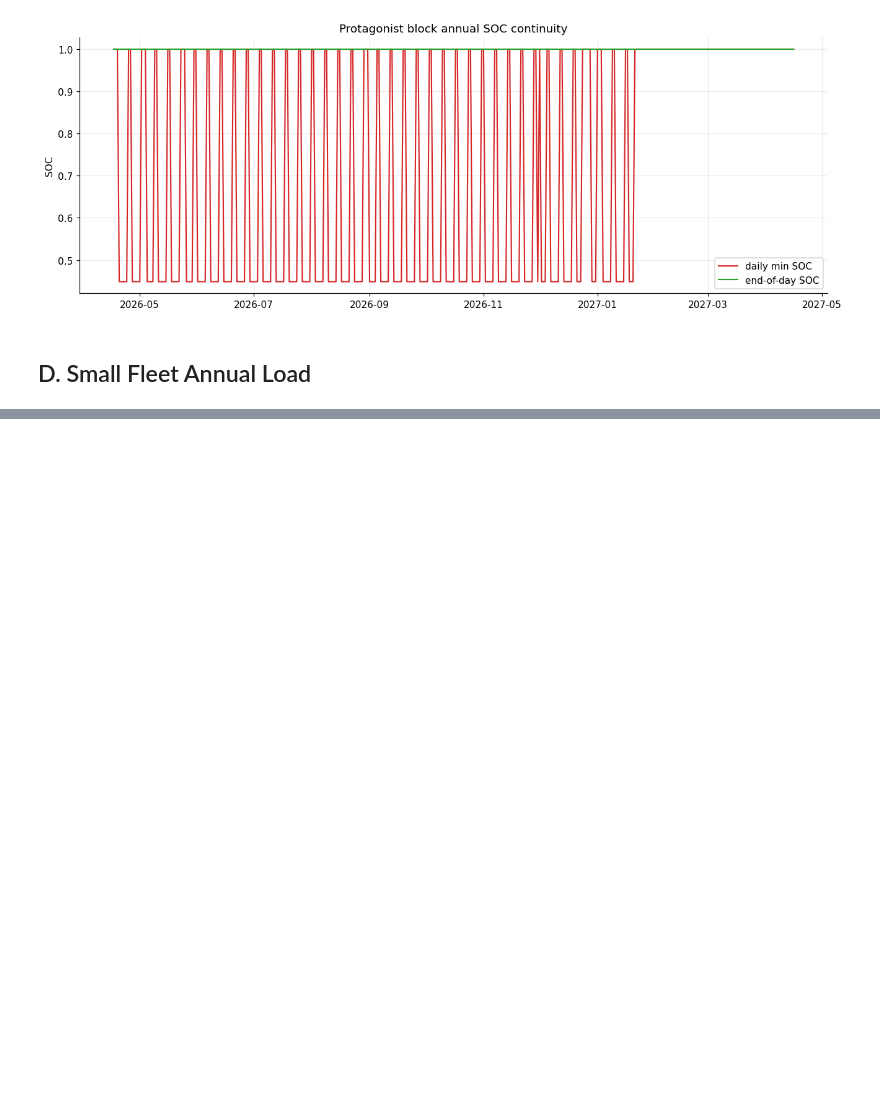
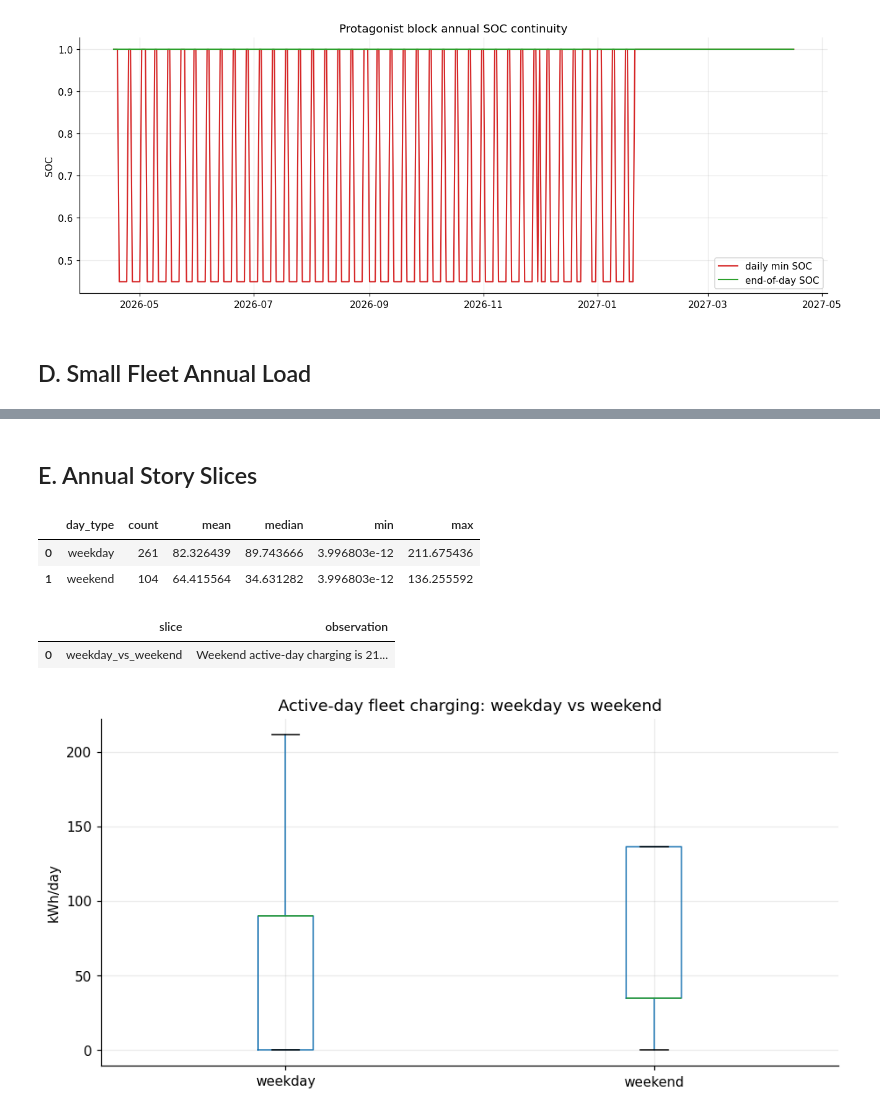
Before and after one commit to zhichuanma/Modelling, a Jupyter notebook: notebooks/03_bus_annual_simulation.ipynb, the cells around one changed output, grey strips where cells are left out. Cells and saved outputs as stored; diff of their text form; code cells hidden in the pictures; blank space fills up the shorter version.

```diff
--- a/notebooks/03_bus_annual_simulation.ipynb
+++ b/notebooks/03_bus_annual_simulation.ipynb
@@ -243,0 +241,47 @@ plt.show()
+# %% [markdown]
+## E. Annual Story Slices
+# %%
+daily_energy_frame = pd.DataFrame(
+    {
+        "date": dates,
+        "daily_total_kwh": daily_energy,
+        "day_type": np.where(dates.dayofweek < 5, "weekday", "weekend"),
+    }
+)
+active_daily_energy = daily_energy_frame[daily_energy_frame["daily_total_kwh"].gt(0.0)].copy()
+weekday_weekend_summary = (
+    active_daily_energy.groupby("day_type")["daily_total_kwh"]
+    .agg(["count", "mean", "median", "min", "max"])
+    .reset_index()
+)
+if {"weekday", "weekend"}.issubset(set(weekday_weekend_summary["day_type"])):
+    weekday_mean = float(weekday_weekend_summary.loc[weekday_weekend_summary["day_type"].eq("weekday"), "mean"].iloc[0])
+    weekend_mean = float(weekday_weekend_summary.loc[weekday_weekend_summary["day_type"].eq("weekend"), "mean"].iloc[0])
+    delta_pct = 100.0 * (weekend_mean - weekday_mean) / weekday_mean if weekday_mean else 0.0
+    observation = (
+        f"Weekend active-day charging is {abs(delta_pct):.1f}% lower than weekday charging."
+        if delta_pct < -5.0
+        else "The representative service sample does not show a strong weekday/weekend split."
+    )
+else:
+    observation = "The smoke sample does not contain both active weekday and active weekend service days."
+display(weekday_weekend_summary)
+display(pd.DataFrame([{"slice": "weekday_vs_weekend", "observation": observation}]))
+
+fig, ax = plt.subplots(figsize=(8.5, 4.5), dpi=110)
+if not active_daily_energy.empty:
+    active_daily_energy.boxplot(column="daily_total_kwh", by="day_type", ax=ax, grid=False)
+    ax.set_title("Active-day fleet charging: weekday vs weekend")
+    ax.set_xlabel("")
+    ax.set_ylabel("kWh/day")
+    fig.suptitle("")
+    ax.grid(alpha=0.25)
+plt.tight_layout()
+plt.show()
+# %% [output]
+|  | day_type | count | mean | median | min | max |
+| 0 | weekday | 261 | 82.326439 | 89.743666 | 3.996803e-12 | 211.675436 |
+| 1 | weekend | 104 | 64.415564 | 34.631282 | 3.996803e-12 | 136.255592 |
+|  | slice | observation |
+| 0 | weekday_vs_weekend | Weekend active-day charging is 21... |
+[figure, added]
```
Also changed, not shown: parts of 7 cells of this notebook, 36 other files.
